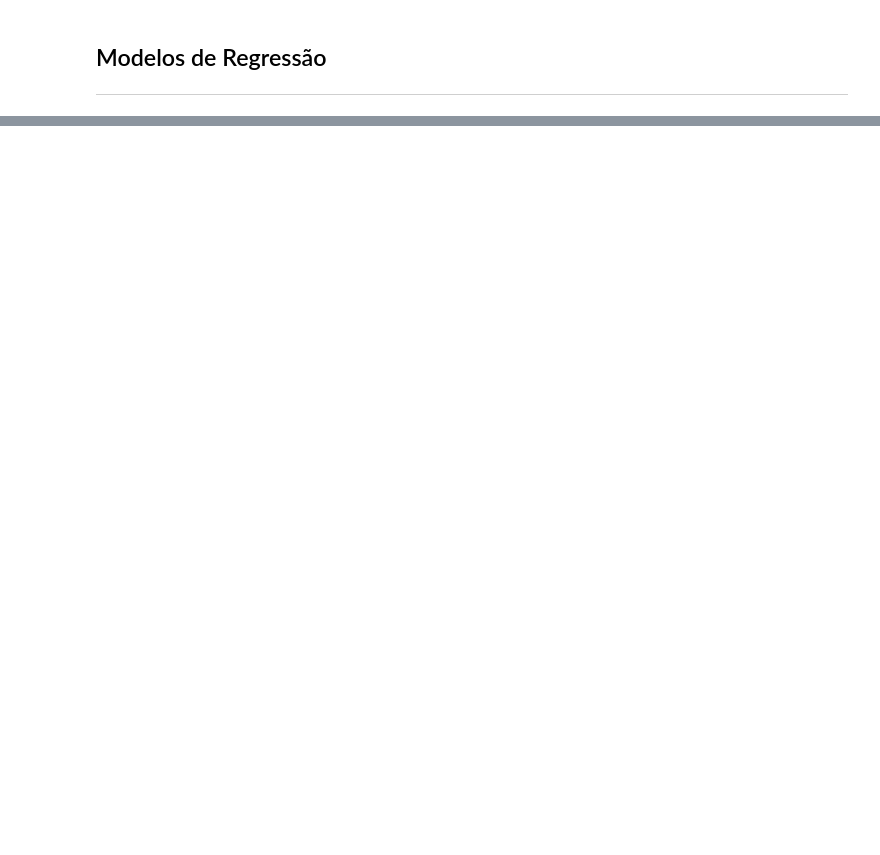
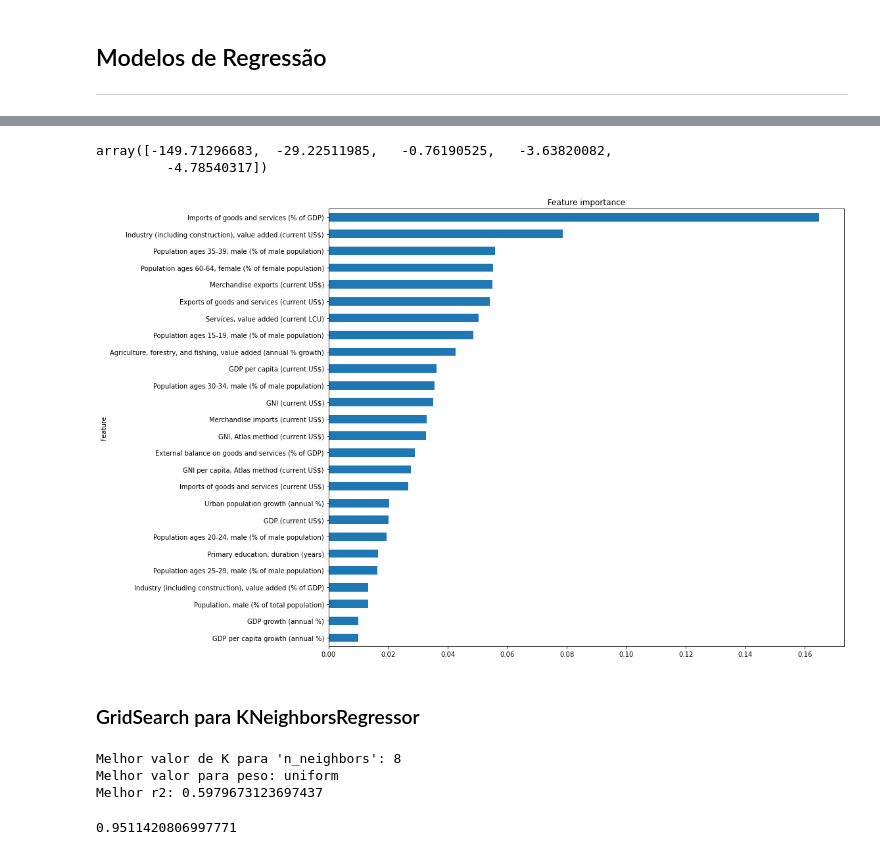
Before and after one commit to andremarasca/exploracao_brics-world-bank-indicators, a Jupyter notebook: exploracao_BRICS.ipynb, the cells around one changed output, grey strips where cells are left out. Drawn from its saved outputs; the diff is of its cells as text; code cells hidden in the pictures; blank space fills up the shorter version.

```diff
--- a/exploracao_BRICS.ipynb
+++ b/exploracao_BRICS.ipynb
@@ -487,0 +599,50 @@ print(f"> Variância do R2 Score: {arr_r2.std()}")
+# %%
+from sklearn.model_selection import cross_val_score
+
+X2 = StandardScaler().fit_transform(X)
+reg = ExtraTreesRegressor(n_estimators=142, criterion='mae', random_state=0)
+
+scores = cross_val_score(reg, X2, y, cv=5, scoring='r2')
+scores
+# %% [output]
+array([-149.71296683,  -29.22511985,   -0.76190525,   -3.63820082,
+         -4.78540317])
+# %%
+import matplotlib.pyplot as plt
+
+feature_importances = pd.Series(reg.feature_importances_, index=X.columns)
+
+fig, ax = plt.subplots(figsize=(16, 10))
+feature_importances.sort_values(ascending=True).plot.barh(ax=ax)
+ax.set_title("Feature importance")
+ax.set_ylabel("Feature")
+fig.tight_layout()
+# %% [output]
+[figure, added]
+# %% [markdown]
+### GridSearch para KNeighborsRegressor
+# %%
+pipe = Pipeline([("scaler", StandardScaler()), ("knnr", KNeighborsRegressor())])
+parameters1 = {'knnr__n_neighbors': np.arange(2,20),
+               'knnr__weights': ['uniform', 'distance']}
+
+knnr_grid2 = GridSearchCV(pipe, parameters1,  scoring='r2')
+knnr_grid2.fit( X_train, y_train)
+
+print("Melhor valor de K para 'n_neighbors': {0}".format(knnr_grid2.best_params_['knnr__n_neighbors']))
+print("Melhor valor para peso: {0}".format(knnr_grid2.best_params_['knnr__weights']))
+print('Melhor r2: {0}'.format(knnr_grid2.best_score_))
+# %% [output]
+Melhor valor de K para 'n_neighbors': 8
+Melhor valor para peso: uniform
+Melhor r2: 0.5979673123697437
+# %%
+reg = KNeighborsRegressor(n_neighbors=2, weights='distance').fit(X_train, y_train)
+
+expected = np.array(y_test)
+predicted = reg.predict(X_test)
+
+r2 = r2_score(predicted, expected)
+r2
+# %% [output]
+0.9511420806997771
```
Also changed, not shown: parts of 15 cells of this notebook.
